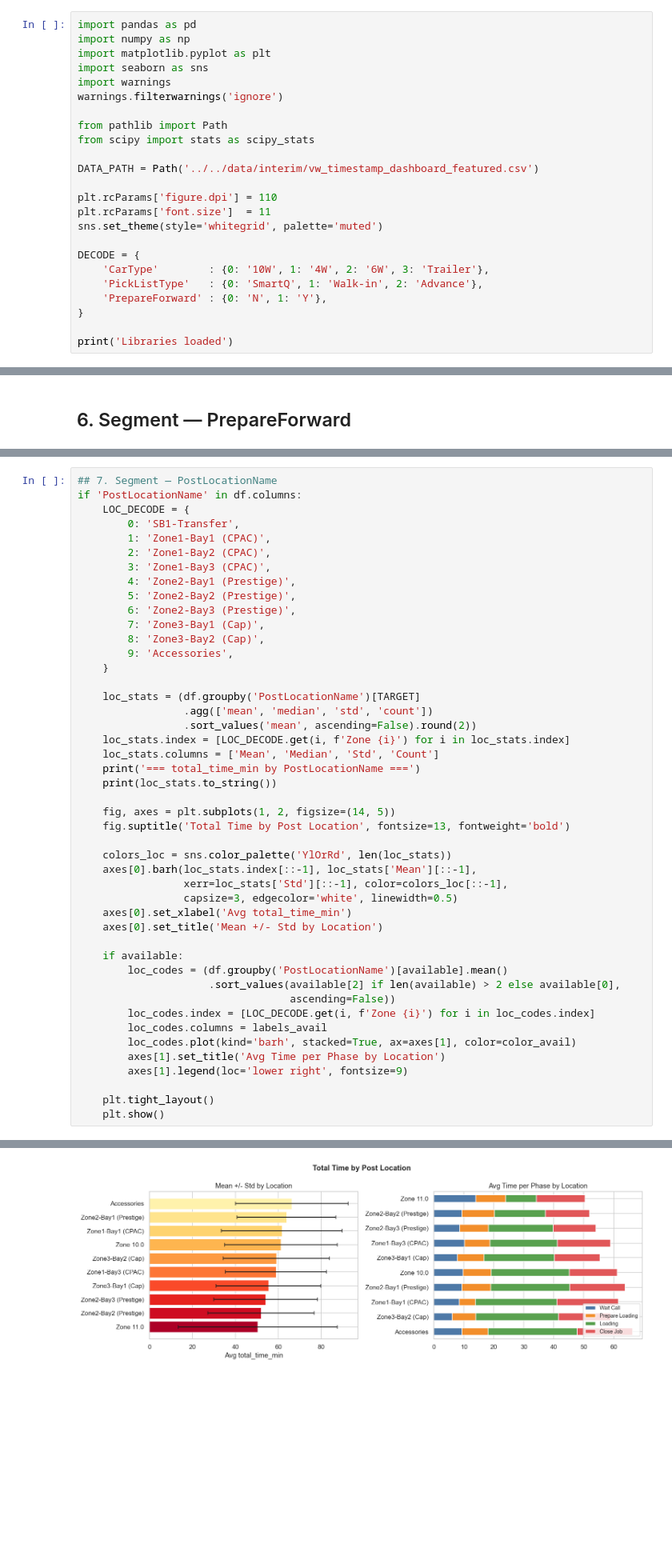
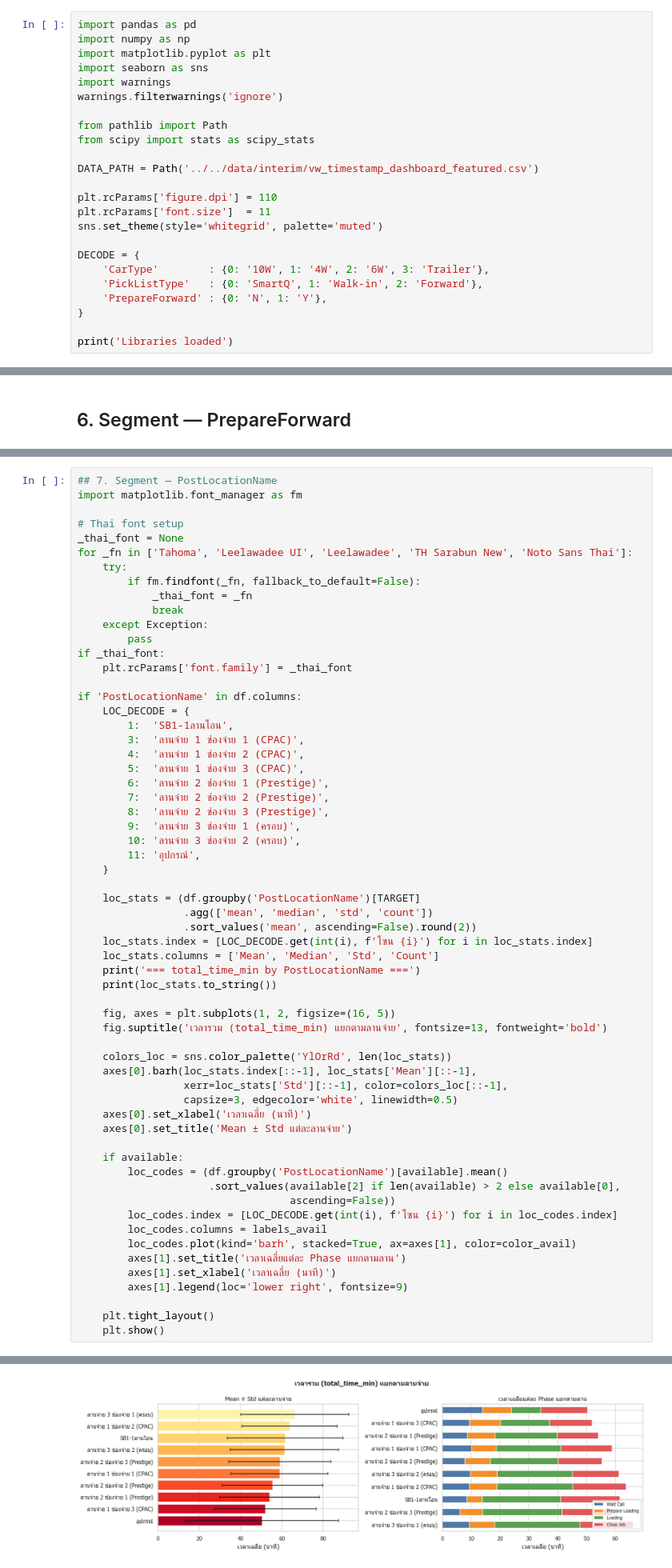
Before and after one commit to Armpa16/ML-Totaltime, a Jupyter notebook: notebooks/PrepareData/05_EDA_TotalTime.ipynb, the cells around one changed output, grey strips where cells are left out. Shown at 80% size. Drawn from its saved outputs; the diff is of its cells as text; blank space fills up the shorter version.

```diff
--- a/notebooks/PrepareData/05_EDA_TotalTime.ipynb
+++ b/notebooks/PrepareData/05_EDA_TotalTime.ipynb
@@ -38,7 +38,7 @@ sns.set_theme(style='whitegrid', palette='muted')
 
 DECODE = {
     'CarType'        : {0: '10W', 1: '4W', 2: '6W', 3: 'Trailer'},
-    'PickListType'   : {0: 'SmartQ', 1: 'Walk-in', 2: 'Advance'},
+    'PickListType'   : {0: 'SmartQ', 1: 'Walk-in', 2: 'Forward'},
     'PrepareForward' : {0: 'N', 1: 'Y'},
 }
 
@@ -354,46 +354,61 @@ Diff (Y - N): +11.81 min
 [figure]
 # %%
 ## 7. Segment — PostLocationName
+import matplotlib.font_manager as fm
+
+# Thai font setup
+_thai_font = None
+for _fn in ['Tahoma', 'Leelawadee UI', 'Leelawadee', 'TH Sarabun New', 'Noto Sans Thai']:
+    try:
+        if fm.findfont(_fn, fallback_to_default=False):
+            _thai_font = _fn
+            break
+    except Exception:
+        pass
+if _thai_font:
+    plt.rcParams['font.family'] = _thai_font
+
 if 'PostLocationName' in df.columns:
     LOC_DECODE = {
-        0: 'SB1-Transfer',
-        1: 'Zone1-Bay1 (CPAC)',
-        2: 'Zone1-Bay2 (CPAC)',
-        3: 'Zone1-Bay3 (CPAC)',
-        4: 'Zone2-Bay1 (Prestige)',
-        5: 'Zone2-Bay2 (Prestige)',
-        6: 'Zone2-Bay3 (Prestige)',
-        7: 'Zone3-Bay1 (Cap)',
-        8: 'Zone3-Bay2 (Cap)',
-        9: 'Accessories',
+        1:  'SB1-1ลานโอน',
+        3:  'ลานจ่าย 1 ช่องจ่าย 1 (CPAC)',
+        4:  'ลานจ่าย 1 ช่องจ่าย 2 (CPAC)',
+        5:  'ลานจ่าย 1 ช่องจ่าย 3 (CPAC)',
+        6:  'ลานจ่าย 2 ช่องจ่าย 1 (Prestige)',
+        7:  'ลานจ่าย 2 ช่องจ่าย 2 (Prestige)',
+        8:  'ลานจ่าย 2 ช่องจ่าย 3 (Prestige)',
+        9:  'ลานจ่าย 3 ช่องจ่าย 1 (ครอบ)',
+        10: 'ลานจ่าย 3 ช่องจ่าย 2 (ครอบ)',
+        11: 'อุปกรณ์',
     }
 
     loc_stats = (df.groupby('PostLocationName')[TARGET]
                  .agg(['mean', 'median', 'std', 'count'])
                  .sort_values('mean', ascending=False).round(2))
-    loc_stats.index = [LOC_DECODE.get(i, f'Zone {i}') for i in loc_stats.index]
+    loc_stats.index = [LOC_DECODE.get(int(i), f'โซน {i}') for i in loc_stats.index]
     loc_stats.columns = ['Mean', 'Median', 'Std', 'Count']
     print('=== total_time_min by PostLocationName ===')
     print(loc_stats.to_string())
 
-    fig, axes = plt.subplots(1, 2, figsize=(14, 5))
-    fig.suptitle('Total Time by Post Location', fontsize=13, fontweight='bold')
+    fig, axes = plt.subplots(1, 2, figsize=(16, 5))
+    fig.suptitle('เวลารวม (total_time_min) แยกตามลานจ่าย', fontsize=13, fontweight='bold')
 
     colors_loc = sns.color_palette('YlOrRd', len(loc_stats))
     axes[0].barh(loc_stats.index[::-1], loc_stats['Mean'][::-1],
                  xerr=loc_stats['Std'][::-1], color=colors_loc[::-1],
                  capsize=3, edgecolor='white', linewidth=0.5)
-    axes[0].set_xlabel('Avg total_time_min')
-    axes[0].set_title('Mean +/- Std by Location')
+    axes[0].set_xlabel('เวลาเฉลี่ย (นาที)')
+    axes[0].set_title('Mean ± Std แต่ละลานจ่าย')
 
     if available:
         loc_codes = (df.groupby('PostLocationName')[available].mean()
                      .sort_values(available[2] if len(available) > 2 else available[0],
                                   ascending=False))
-        loc_codes.index = [LOC_DECODE.get(i, f'Zone {i}') for i in loc_codes.index]
+        loc_codes.index = [LOC_DECODE.get(int(i), f'โซน {i}') for i in loc_codes.index]
         loc_codes.columns = labels_avail
         loc_codes.plot(kind='barh', stacked=True, ax=axes[1], color=color_avail)
-        axes[1].set_title('Avg Time per Phase by Location')
+        axes[1].set_title('เวลาเฉลี่ยแต่ละ Phase แยกตามลาน')
+        axes[1].set_xlabel('เวลาเฉลี่ย (นาที)')
         axes[1].legend(loc='lower right', fontsize=9)
 
     plt.tight_layout()
@@ -414,4 +429,4 @@ Zone 11.0              50.42   43.85  36.99    168
-[figure, old version]
+[figure, new version]
 # %%
 ## 8. Time Patterns — Hour
 if 'hour' in df.columns:
```
Also changed, not shown: parts of 6 cells of this notebook, 2 other files.
